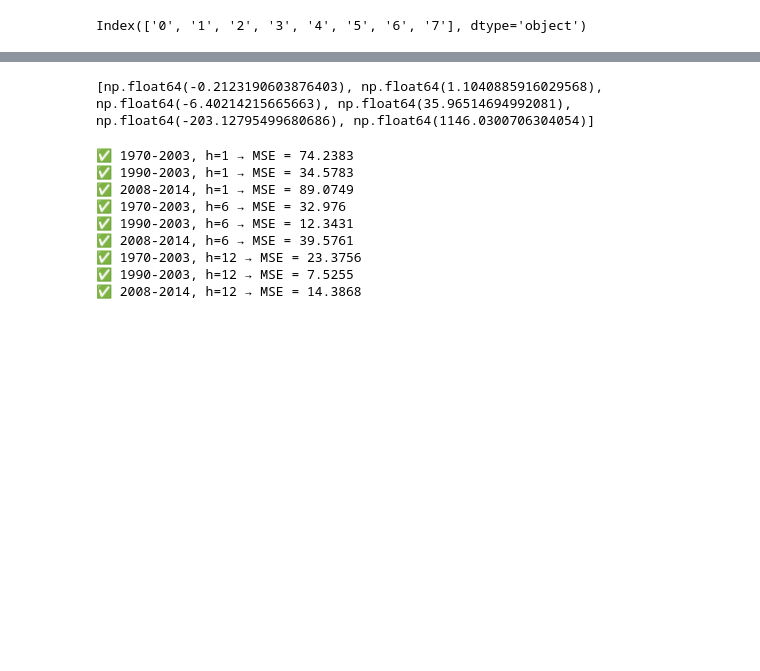
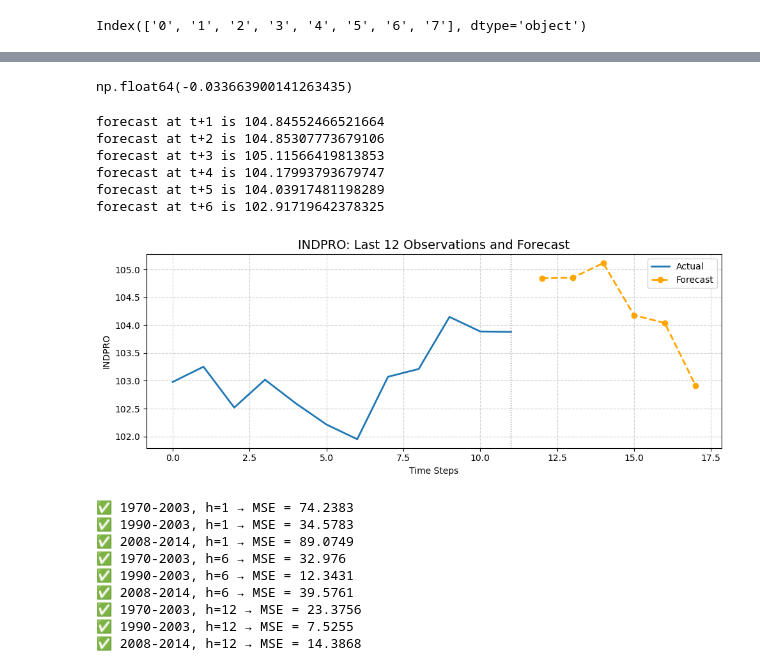
Before and after one commit to J0s3l0r1a/Final_ass., a Jupyter notebook: notebook-in-py.ipynb, the cells around one changed output, grey strips where cells are left out. Saved outputs shown, nothing was run; the diff lists cells and outputs as text; code cells hidden in the pictures; blank space fills up the shorter version.

```diff
--- a/notebook-in-py.ipynb
+++ b/notebook-in-py.ipynb
@@ -600,0 +646,6 @@ Index(['0', '1', '2', '3', '4', '5', '6', '7'], dtype='object')
+# %%
+# Create point forecasts, 3 steps ahead
+point_forecasts = results.forecast(steps=6)
+
+# Print the forecasts for the first 5 observed variables
+print(point_forecasts[['INDPRO','CPIAUCSL']])
@@ -600,0 +660,45 @@ Index(['0', '1', '2', '3', '4', '5', '6', '7'], dtype='object')
+# %%
+point_forecasts['INDPRO'][-1:].values[0]
+# %% [output]
+np.float64(-0.033663900141263435)
+# %%
+forecast_list = []
+forecast = (df['INDPRO'][-1:]).values[0] + np.exp((point_forecasts['INDPRO'][:1]).values[0])
+forecast_list.append(forecast)
+print(f'forecast at t+1 is {forecast}')
+for i in range(1,6):
+    forecast = (df['INDPRO'][-i-1:-i]).values[0] + np.exp((point_forecasts['INDPRO'][i:i+1]).values[0])
+    forecast_list.append(forecast)
+    print(f'forecast at t+{i+1} is {forecast}')
+# %% [output]
+forecast at t+1 is 104.84552466521664
+forecast at t+2 is 104.85307773679106
+forecast at t+3 is 105.11566419813853
+forecast at t+4 is 104.17993793679747
+forecast at t+5 is 104.03917481198289
+forecast at t+6 is 102.91719642378325
+# %%
+# Last 12 actual values
+s = df['INDPRO'][-12:]
+s.index = range(len(s))  # reset index to align with forecast
+
+# Forecast values
+forecasted_values = pd.Series(forecast_list, index=range(len(s), len(s) + len(forecast_list)))
+
+# Plot
+plt.figure(figsize=(10, 4))
+plt.plot(s, label='Actual', linewidth=2)
+plt.plot(forecast, label='Forecast', color='orange', linestyle='--', linewidth=2, marker='o')
+
+# Highlight the last real value
+plt.axvline(x=len(s) - 1, color='gray', linestyle=':', linewidth=1)
+
+plt.title('INDPRO: Last 12 Observations and Forecast', fontsize=14)
+plt.xlabel('Time Steps')
+plt.ylabel('INDPRO')
+plt.legend()
+plt.grid(True, linestyle='--', alpha=0.6)
+plt.tight_layout()
+plt.show()
+# %% [output]
+[figure, added]
@@ -631,11 +744,6 @@ def recursive_forecast(h, y: pd.Series, F: np.ndarray, p: int = 3, q: int = 6):
         F_extended = np.vstack([F_extended, new_row])
 
     return forecast_values
-# %%
-forecast_6_steps = recursive_forecast(6, completed_df['INDPRO'], F)
-print(forecast_6_steps)  # list of 6 forecasted values: [y_t+1, ..., y_t+6]
-# %% [output]
-[np.float64(-0.2123190603876403), np.float64(1.1040885916029568), np.float64(-6.40214215665663), np.float64(35.96514694992081), np.float64(-203.12795499680686), np.float64(1146.0300706304054)]
 # %%
 def construct_annualized_target(df, col, h):
     """
```
Also changed, not shown: parts of 6 cells of this notebook.
